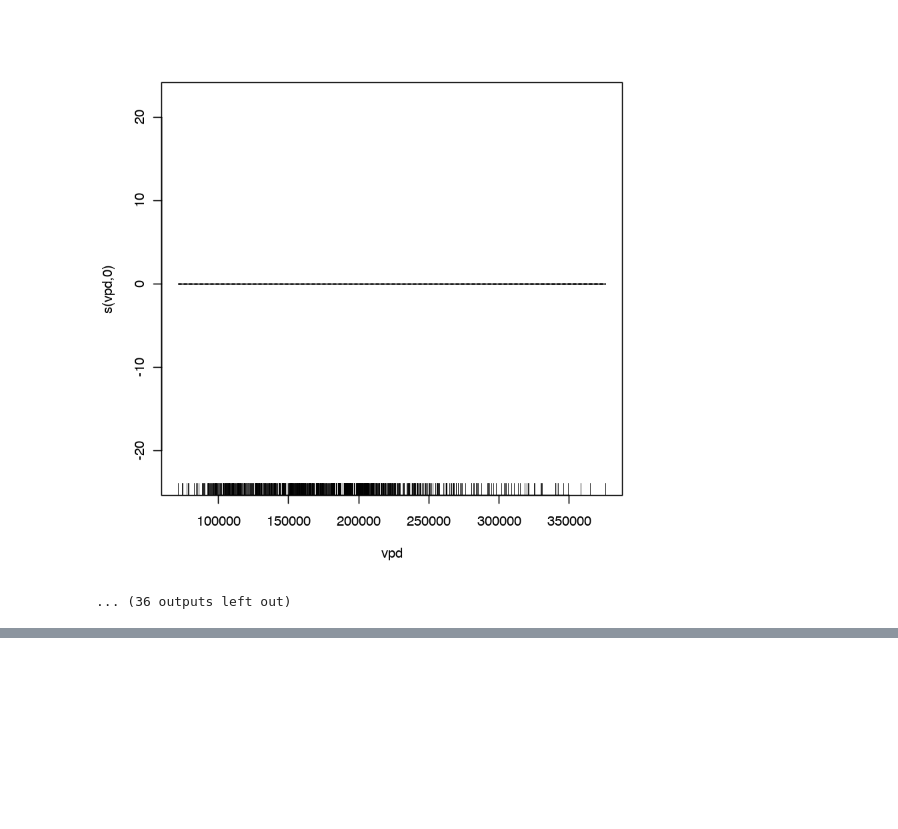
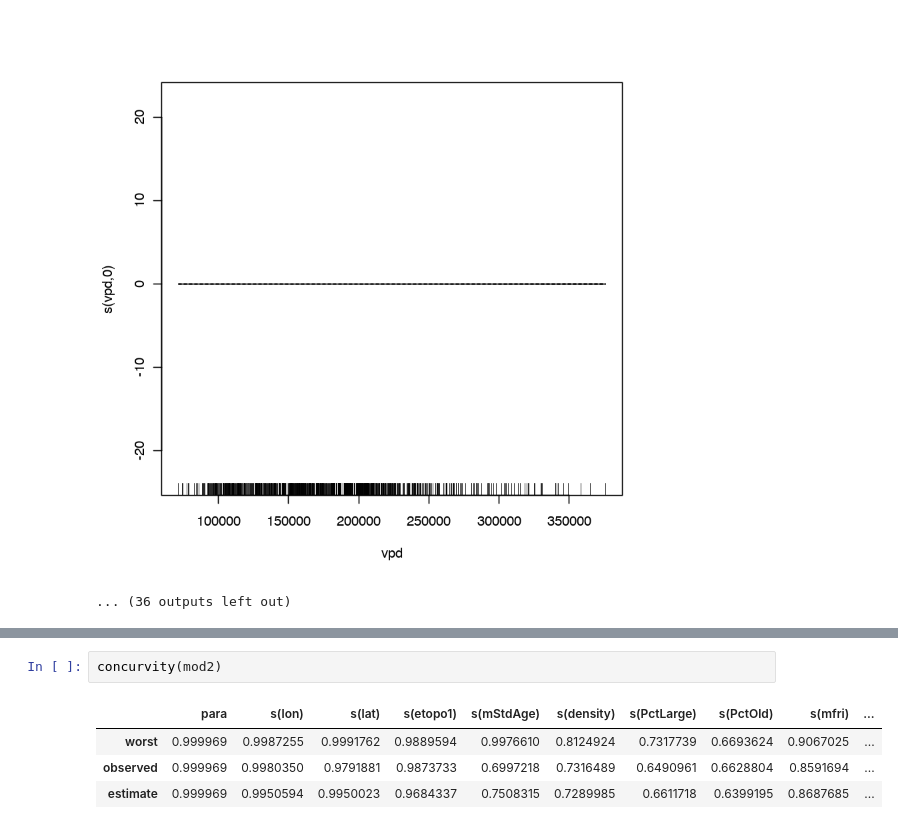
Before and after one commit to dongmeic/suppression, a Jupyter notebook: R/Chapter4_GAM.ipynb, the cells around one changed output, grey strips where cells are left out. Drawn from its saved outputs; the diff is of its cells as text; blank space fills up the shorter version.

```diff
--- a/R/Chapter4_GAM.ipynb
+++ b/R/Chapter4_GAM.ipynb
@@ -108,0 +224,7 @@ plot(mod)
+# %%
+concurvity(mod2)
+# %% [output]
+|  | para | s(lon) | s(lat) | s(etopo1) | s(mStdAge) | s(density) | s(PctLarge) | s(PctOld) | s(mfri) | ... |
+| worst | 0.999969 | 0.9987255 | 0.9991762 | 0.9889594 | 0.9976610 | 0.8124924 | 0.7317739 | 0.6693624 | 0.9067025 | ... |
+| observed | 0.999969 | 0.9980350 | 0.9791881 | 0.9873733 | 0.6997218 | 0.7316489 | 0.6490961 | 0.6628804 | 0.8591694 | ... |
+| estimate | 0.999969 | 0.9950594 | 0.9950023 | 0.9684337 | 0.7508315 | 0.7289985 | 0.6611718 | 0.6399195 | 0.8687685 | ... |
```
Also changed, not shown: parts of 7 cells of this notebook.
